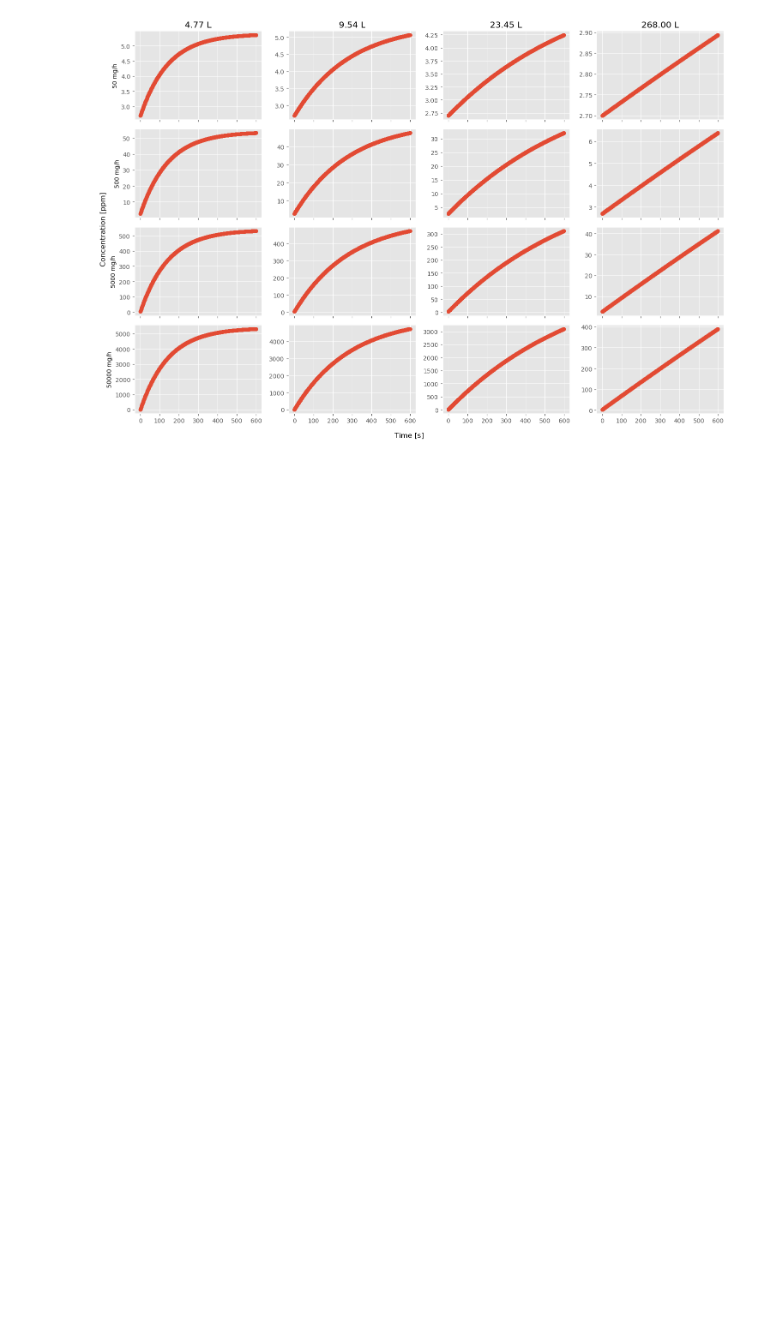
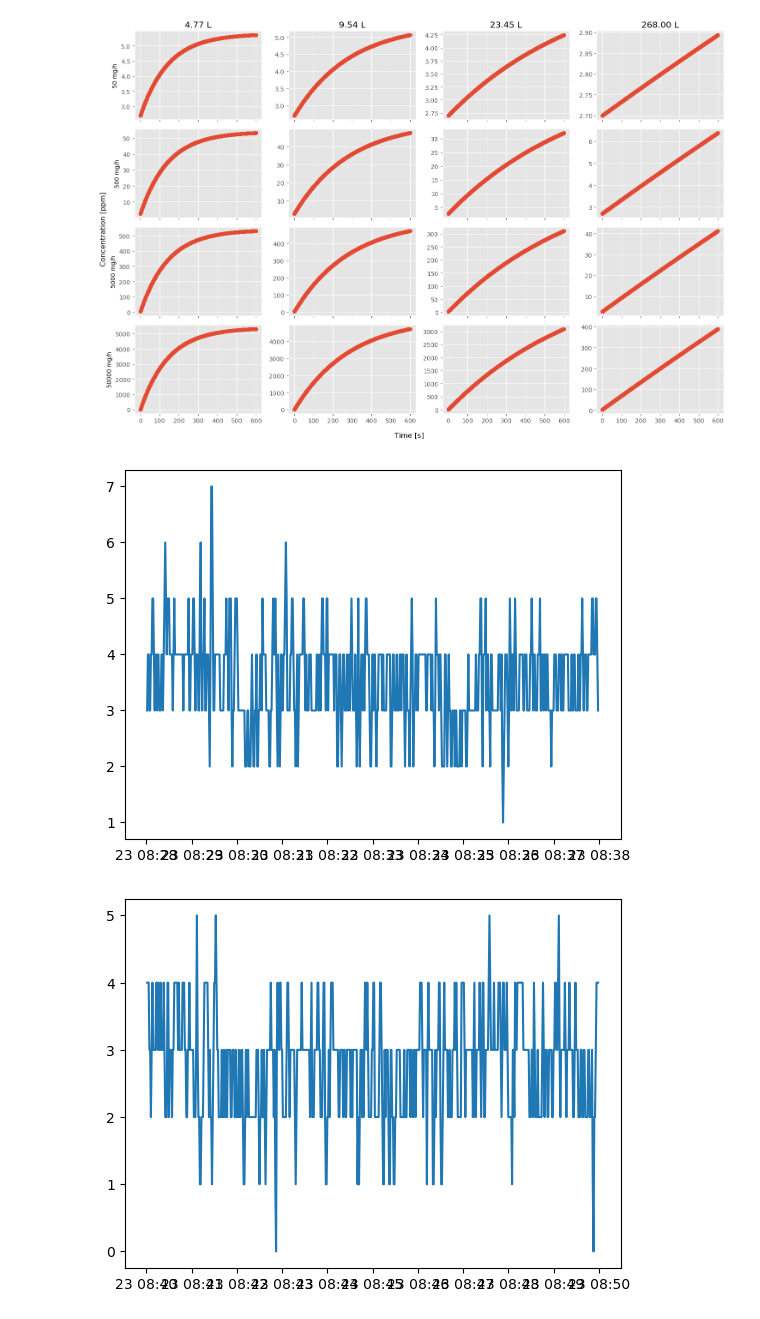
Before and after one commit to sebastianibam002/FlowRate, a Jupyter notebook: playground.ipynb, the cells around one changed output. Saved outputs shown, nothing was run; the diff lists cells and outputs as text; code cells hidden in the pictures; blank space fills up the shorter version.

```diff
--- a/playground.ipynb
+++ b/playground.ipynb
@@ -43,3 +43,27 @@ f.supylabel( "Concentration [ppm]")
 plt.tight_layout()
 # %% [output]
 [figure]
+# %%
+import numpy as np
+import pandas as pd
+import matplotlib.pyplot as plt
+
+df = pd.read_csv("Data/PMD/23OCT24.CSV", skiprows=2)
+
+df['Time Stamp'] = pd.to_datetime(df['DATE TIME'], format='%d%b%Y %H:%M:%S')
+# %%
+day = "20241023"
+
+start_times = ["08:28", "08:40", "09:00", "10:50", "11:58", "12:23", "12:52", "15:42", "15:12", "16:20", "16:30"]
+
+end_times = ["08:38:00", "08:50:00", "09:10:00", "11:00:00", "12:08:00", "12:33:00", "13:02:00", "15:52:00", "15:22:00", "16:30:00", "17:06:00"]
+
+for i in range(len(start_times)):
+    start_time = pd.to_datetime(f"{day}T{start_times[i]}")
+    end_time = pd.to_datetime(f"{day}T{end_times[i]}")
+    sub_df = df[(df['Time Stamp'] > start_time) & (df['Time Stamp'] < end_time)]
+    plt.plot(sub_df['Time Stamp'] , sub_df[' PPM'])
+    plt.show()
+# %% [output]
+[figure, added]
+[figure, added]
```
Also changed, not shown: parts of 2 cells of this notebook.
